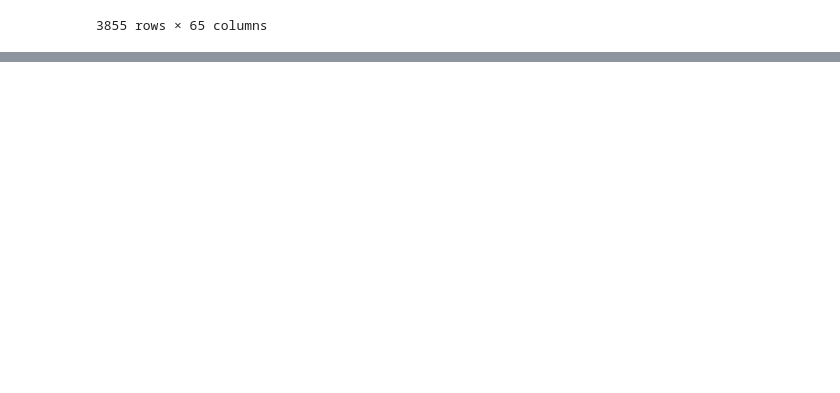
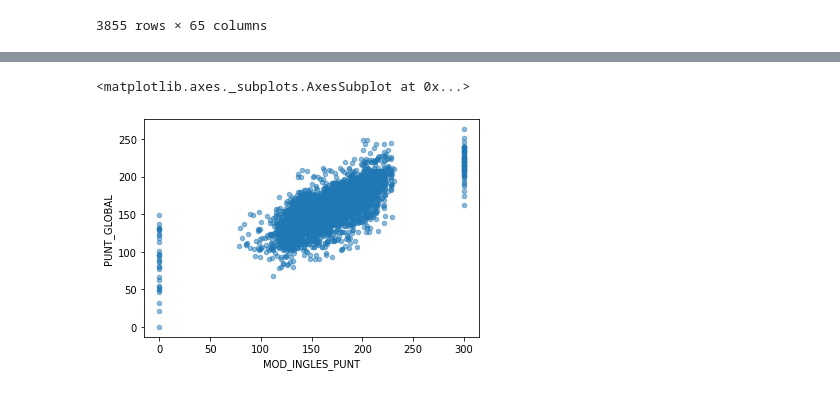
Before and after one commit to mateo20-bot/Proyecto_V, a Jupyter notebook: PROYECTO_7.ipynb, the cells around one changed output, grey strips where cells are left out. Cells and saved outputs as stored; diff of their text form; code cells hidden in the pictures; blank space fills up the shorter version.

```diff
--- a/PROYECTO_7.ipynb
+++ b/PROYECTO_7.ipynb
@@ -63,0 +136,7 @@ df
+# %%
+var = 'MOD_INGLES_PUNT'
+data = pd.concat([df['PUNT_GLOBAL'], df[var]], axis=1)
+data.plot.scatter(x=var, y='PUNT_GLOBAL', alpha = 0.5)
+# %% [output]
+<matplotlib.axes._subplots.AxesSubplot at 0x...>
+[figure, added]
```
Also changed, not shown: parts of 17 cells of this notebook.
